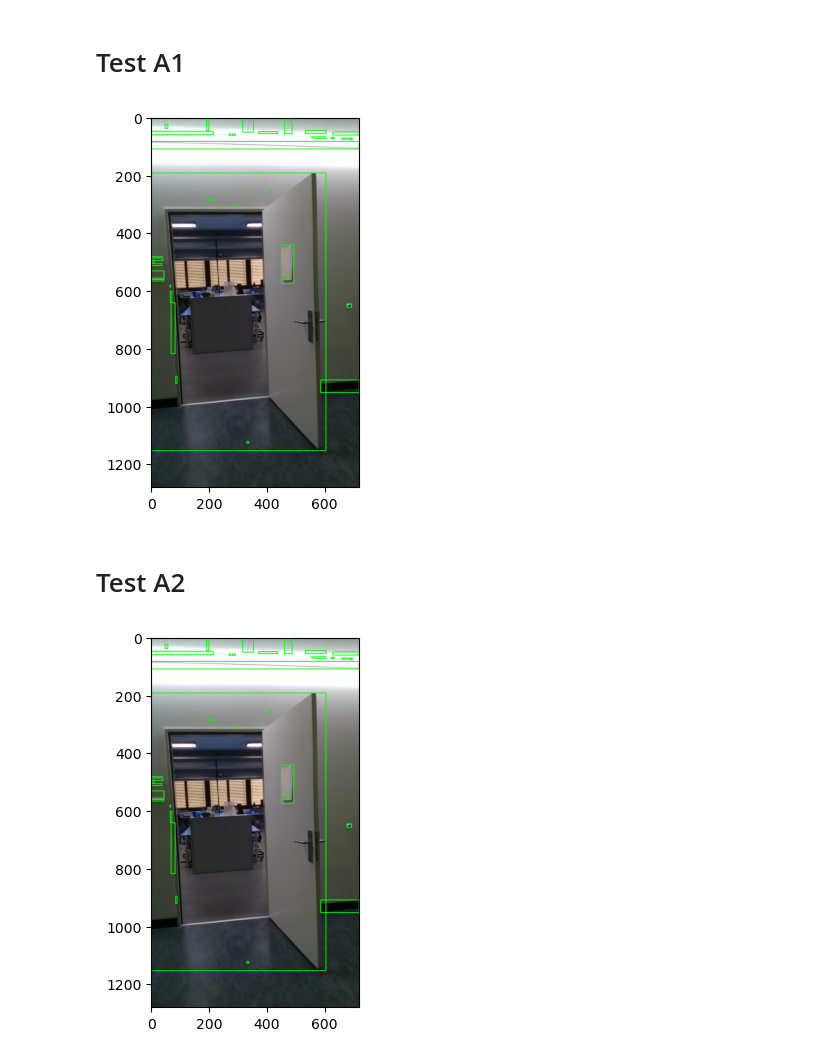
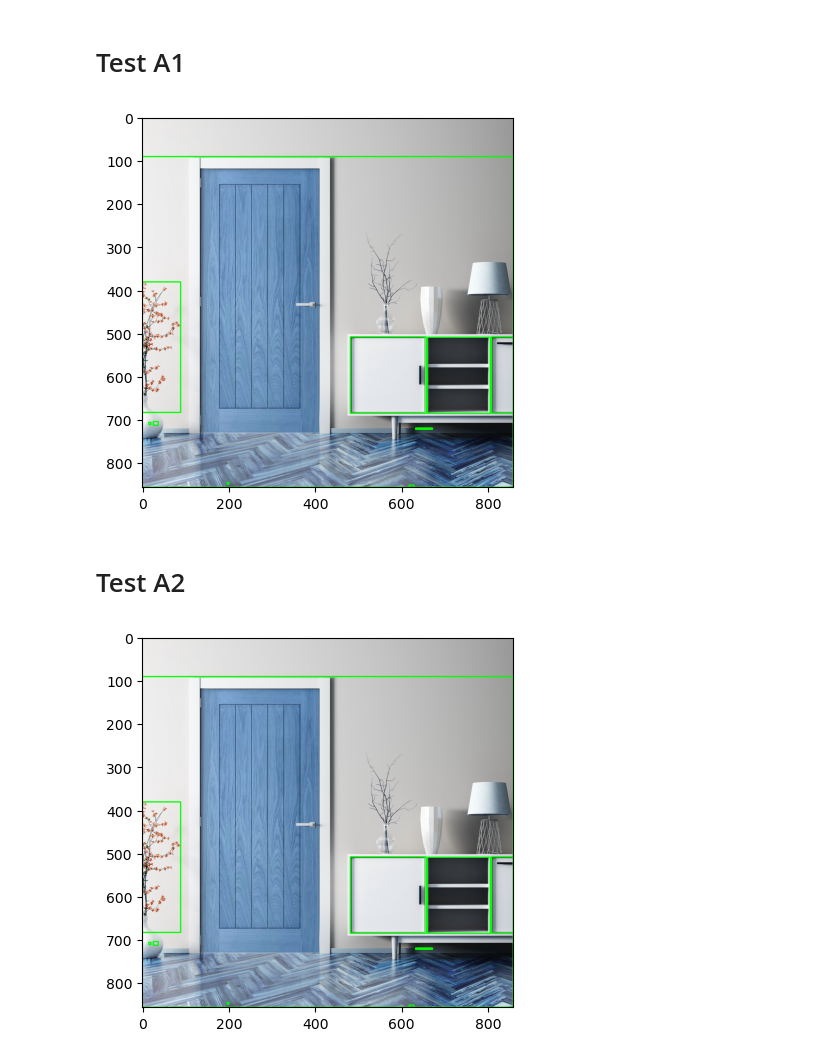
Before and after one commit to matz96/Doordetection, a Jupyter notebook: door_detection.ipynb, the cells around one changed output. Drawn from its saved outputs; the diff is of its cells as text; code cells hidden in the pictures.

Commit message:
changes in door_detection and added the modified door1 pic

```diff
--- a/door_detection.ipynb
+++ b/door_detection.ipynb
@@ -36,35 +87,35 @@ import cv2
 import matplotlib.pyplot as plt
 
 # Load the input image
-img = cv2.imread("door1_Color.png")
+img = cv2.imread("door.png")
 
 # Convert the image to grayscale
 gray = cv2.cvtColor(img, cv2.COLOR_BGR2GRAY)
 
 # Apply edge detection to the grayscale image
 edges = cv2.Canny(gray, 50, 100)
 
 # Define the kernel for dilation
 kernel = cv2.getStructuringElement(cv2.MORPH_RECT, (3,3))
 
 # Dilate the edges
 dilated = cv2.dilate(edges, kernel)
 
 # Find contours in the dilated image
 contours, _ = cv2.findContours(dilated, cv2.RETR_EXTERNAL, cv2.CHAIN_APPROX_SIMPLE)
 
 # Iterate over the contours and draw a rectangle around each one
 for c in contours:
     x,y,w,h = cv2.boundingRect(c)
     cv2.rectangle(img, (x,y), (x+w, y+h), (0,255,0), 2)
 
 # Save the output image
 #cv2.imwrite("output.jpg", img)
 
 plt.imshow(img)
 plt.show()
 # %% [output]
-[figure, old version]
+[figure, new version]
 # %% [markdown]
 # Test A2
 # %%
@@ -75,7 +126,7 @@ import cv2
 import matplotlib.pyplot as plt
 
 # Read the image
-image = cv2.imread('door1_Color.png')
+image = cv2.imread('door.png')
 
 # Convert the image to grayscale
 gray = cv2.cvtColor(image, cv2.COLOR_BGR2GRAY)
@@ -107,4 +158,4 @@ for contour in contours:
 plt.imshow(img)
 plt.show()
 # %% [output]
-[figure, old version]
+[figure, new version]
```
Also changed, not shown: parts of 3 cells of this notebook, 2 other files.
